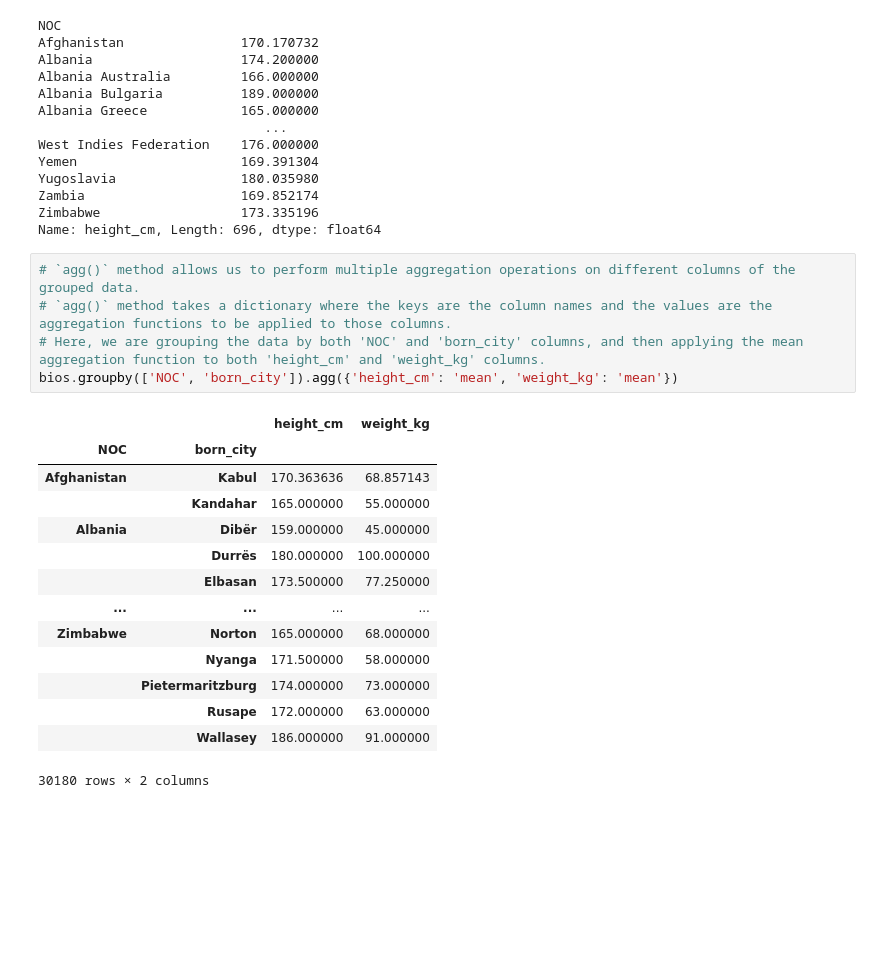
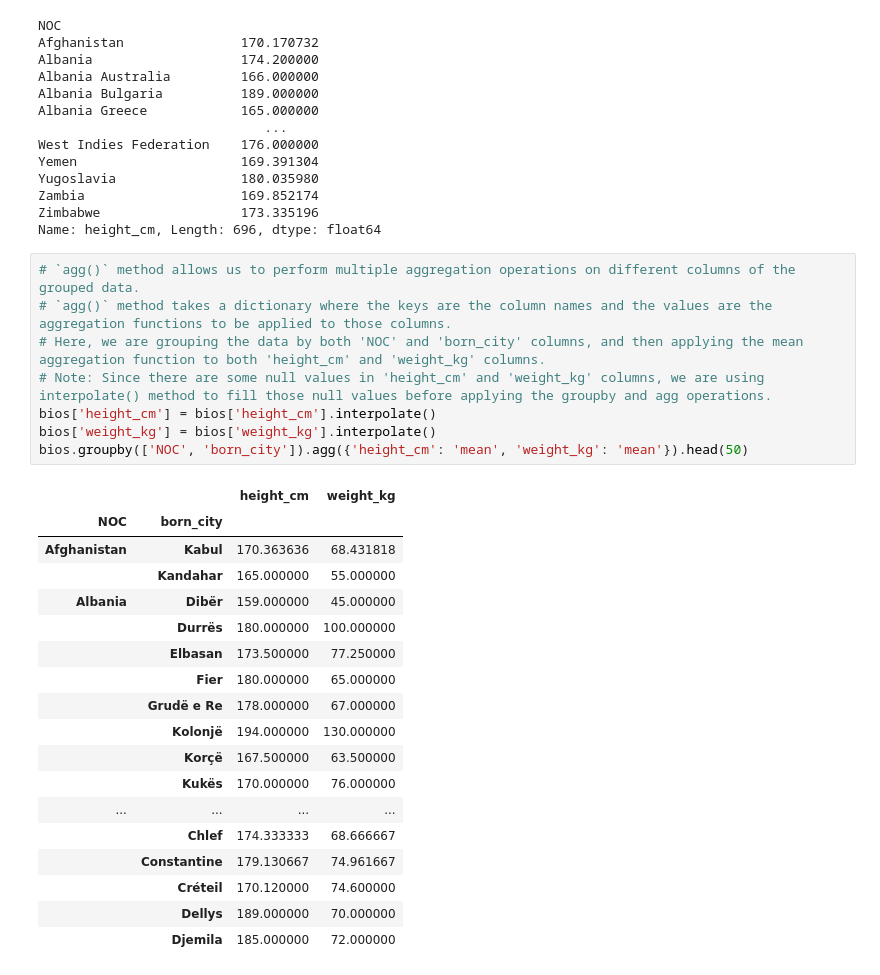
Before and after one commit to akshayupadhayay/pandas, a Jupyter notebook: notebooks/operations.ipynb, the cells around one changed output. Cells and saved outputs as stored; diff of their text form; blank space fills up the shorter version.

```diff
--- a/notebooks/operations.ipynb
+++ b/notebooks/operations.ipynb
@@ -872,20 +872,27 @@ Name: height_cm, Length: 696, dtype: float64
 # %%
 # `agg()` method allows us to perform multiple aggregation operations on different columns of the grouped data.
 # `agg()` method takes a dictionary where the keys are the column names and the values are the aggregation functions to be applied to those columns.
 # Here, we are grouping the data by both 'NOC' and 'born_city' columns, and then applying the mean aggregation function to both 'height_cm' and 'weight_kg' columns.
-bios.groupby(['NOC', 'born_city']).agg({'height_cm': 'mean', 'weight_kg': 'mean'})
+# Note: Since there are some null values in 'height_cm' and 'weight_kg' columns, we are using interpolate() method to fill those null values before applying the groupby and agg operations.
+bios['height_cm'] = bios['height_cm'].interpolate()
+bios['weight_kg'] = bios['weight_kg'].interpolate()
+bios.groupby(['NOC', 'born_city']).agg({'height_cm': 'mean', 'weight_kg': 'mean'}).head(50)
 # %% [output]
 |  |  | height_cm | weight_kg |
 | NOC | born_city |  |  |
-| Afghanistan | Kabul | 170.363636 | 68.857143 |
+| Afghanistan | Kabul | 170.363636 | 68.431818 |
 |  | Kandahar | 165.000000 | 55.000000 |
 | Albania | Dibër | 159.000000 | 45.000000 |
 |  | Durrës | 180.000000 | 100.000000 |
 |  | Elbasan | 173.500000 | 77.250000 |
+|  | Fier | 180.000000 | 65.000000 |
+|  | Grudë e Re | 178.000000 | 67.000000 |
+|  | Kolonjë | 194.000000 | 130.000000 |
+|  | Korçë | 167.500000 | 63.500000 |
+|  | Kukës | 170.000000 | 76.000000 |
 | ... | ... | ... | ... |
-| Zimbabwe | Norton | 165.000000 | 68.000000 |
-|  | Nyanga | 171.500000 | 58.000000 |
-|  | Pietermaritzburg | 174.000000 | 73.000000 |
-|  | Rusape | 172.000000 | 63.000000 |
-|  | Wallasey | 186.000000 | 91.000000 |
+|  | Chlef | 174.333333 | 68.666667 |
+|  | Constantine | 179.130667 | 74.961667 |
+|  | Créteil | 170.120000 | 74.600000 |
+|  | Dellys | 189.000000 | 70.000000 |
+|  | Djemila | 185.000000 | 72.000000 |
-30180 rows × 2 columns
```
